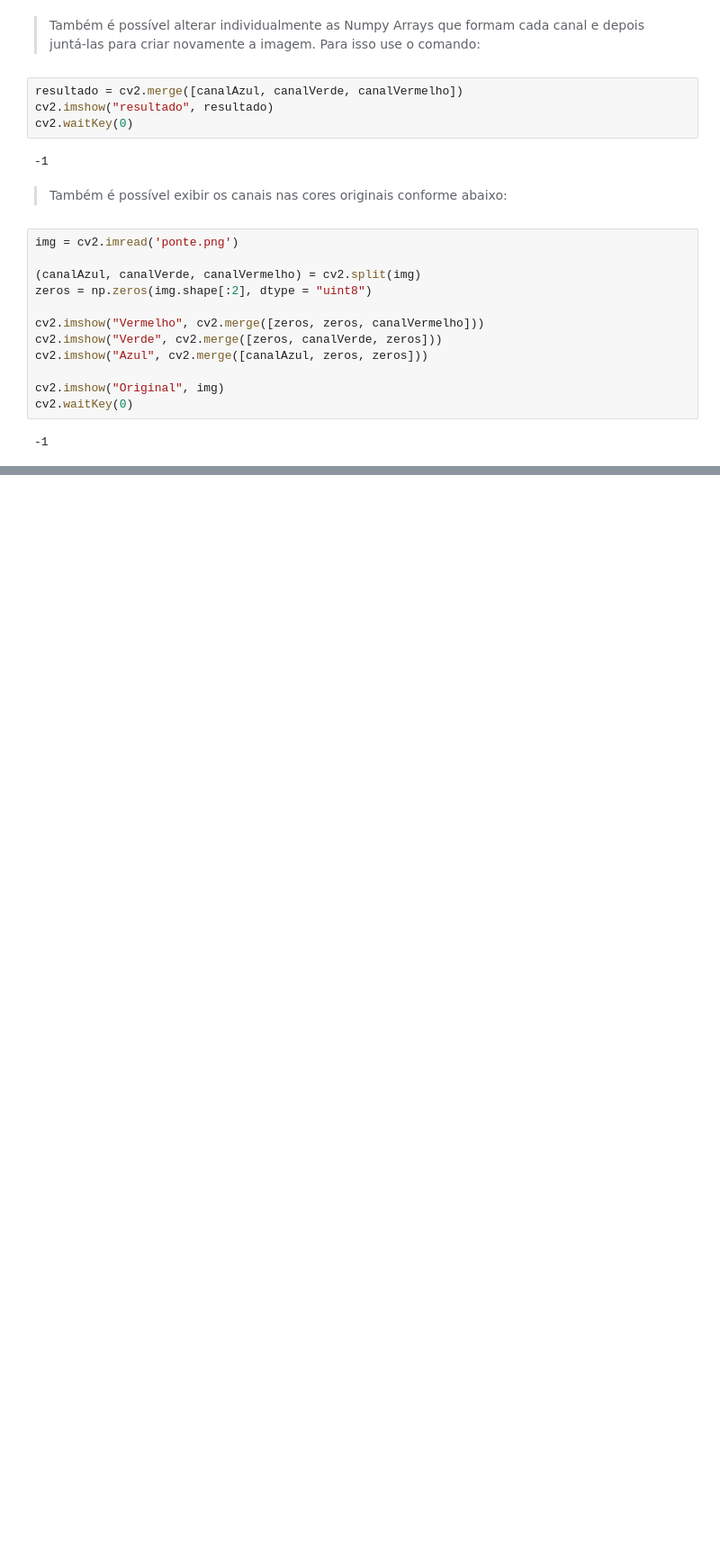
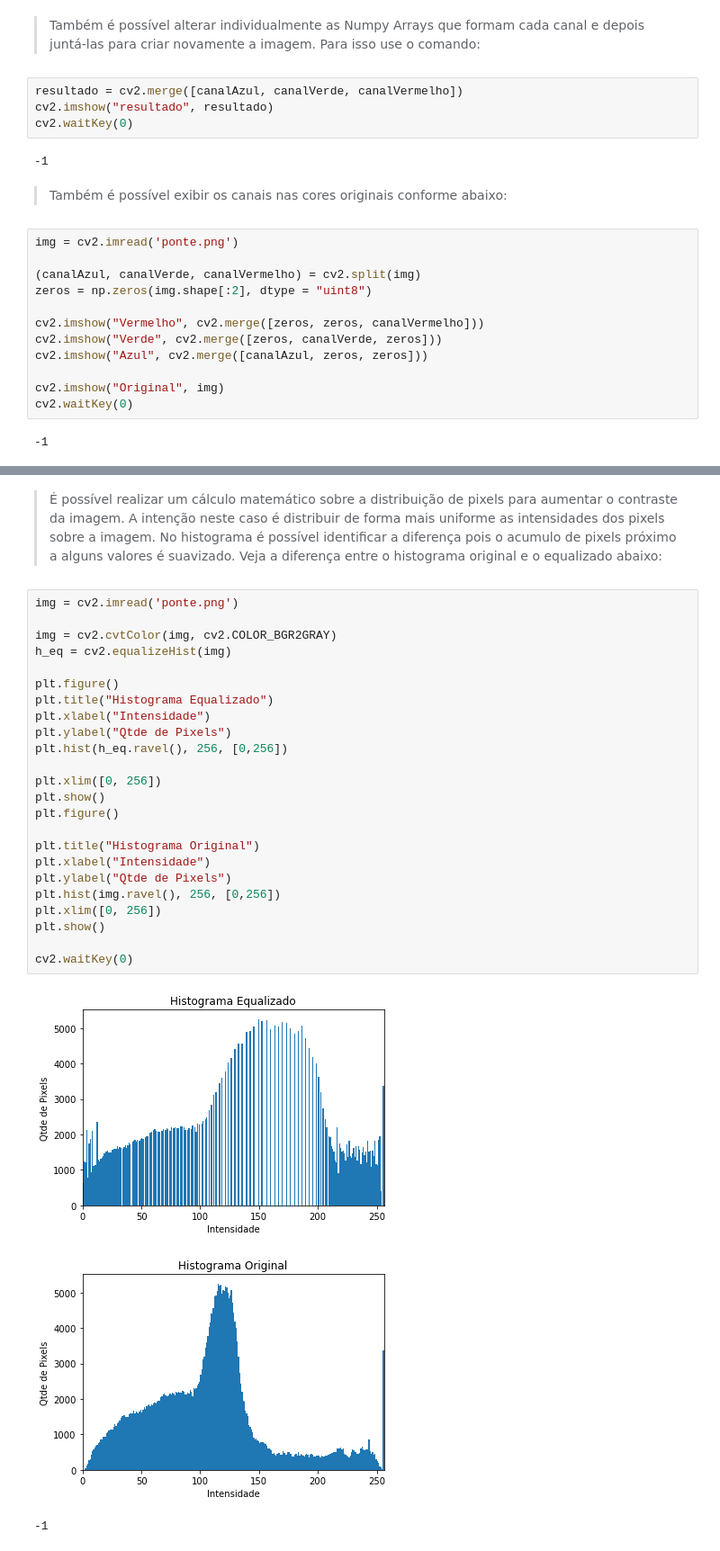
Before and after one commit to andressagomes26/MachineLearning_AcademyBootcamp, a Jupyter notebook: Módulo 1 - Visão Computacional/Tutorial_Opencv.ipynb, the cells around one changed output, grey strips where cells are left out. Shown: that part at 90% size. Drawn from its saved outputs; the diff is of its cells as text; blank space fills up the shorter version.

```diff
--- a/Módulo 1 - Visão Computacional/Tutorial_Opencv.ipynb
+++ b/Módulo 1 - Visão Computacional/Tutorial_Opencv.ipynb
@@ -249,0 +316,30 @@ cv2.waitKey(0)
+# %% [markdown]
+> É possível realizar um cálculo matemático sobre a distribuição de pixels para aumentar o contraste da imagem. A intenção neste caso é distribuir de forma mais uniforme as intensidades dos pixels sobre a imagem. No histograma é possível identificar a diferença pois o acumulo de pixels próximo a alguns valores é suavizado. Veja a diferença entre o histograma original e o equalizado abaixo:
+# %%
+img = cv2.imread('ponte.png')
+
+img = cv2.cvtColor(img, cv2.COLOR_BGR2GRAY)
+h_eq = cv2.equalizeHist(img)
+
+plt.figure()
+plt.title("Histograma Equalizado")
+plt.xlabel("Intensidade")
+plt.ylabel("Qtde de Pixels")
+plt.hist(h_eq.ravel(), 256, [0,256])
+
+plt.xlim([0, 256])
+plt.show()
+plt.figure()
+
+plt.title("Histograma Original")
+plt.xlabel("Intensidade")
+plt.ylabel("Qtde de Pixels")
+plt.hist(img.ravel(), 256, [0,256])
+plt.xlim([0, 256])
+plt.show()
+
+cv2.waitKey(0)
+# %% [output]
+[figure, added]
+[figure, added]
+-1
```
Also changed, not shown: parts of 27 cells of this notebook, 22 other files.
